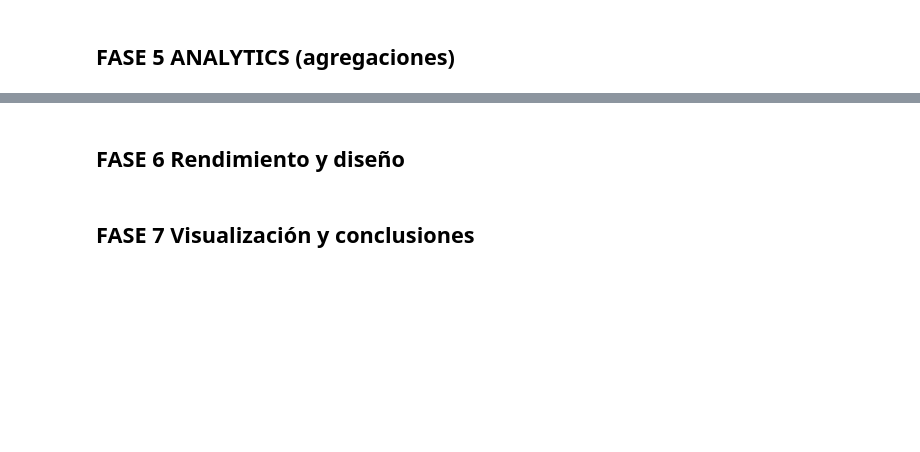
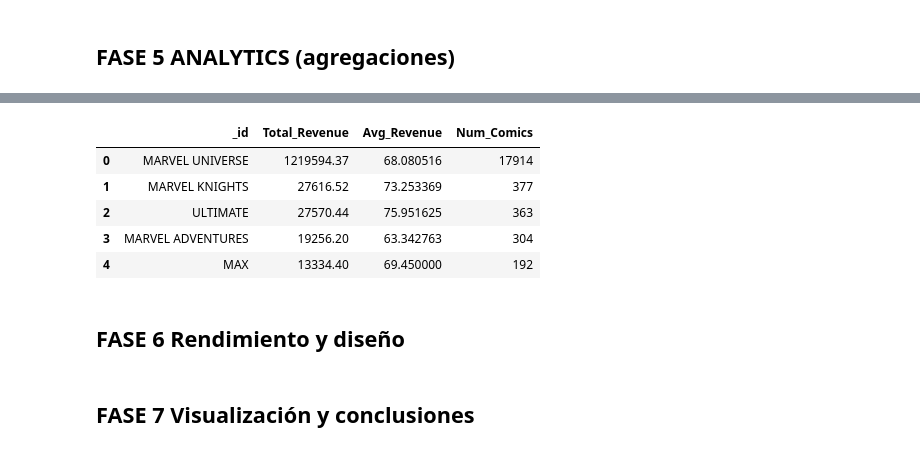
Before and after one commit to AntonioDavid333/tarea2-mongoDB, a Jupyter notebook: act1.ipynb, the cells around one changed output, grey strips where cells are left out. Saved outputs shown, nothing was run; the diff lists cells and outputs as text; code cells hidden in the pictures; blank space fills up the shorter version.

```diff
--- a/act1.ipynb
+++ b/act1.ipynb
@@ -498,3 +553,56 @@ InsertManyResult([ObjectId('699877848a92e02a52f23594'), ObjectId('699877848a92e0
+# %%
+project = [
+    {
+        "$project": {
+            "Comic_Name": 1,
+            "Imprint": 1,
+            "Price": 1,
+
+            "Active_Years": {
+                "$convert": {
+                    "input": "$active_years",
+                    "to": "int",
+                    "onError": 0,
+                    "onNull": 0
+                }
+            },
+            "Estimated_Revenue": {
+                "$multiply": [
+                    "$Price",
+                    {
+                        "$convert": {
+                            "input": "$active_years",
+                            "to": "int",
+                            "onError": 0,
+                            "onNull": 0
+                        }
+                    }
+                ]
+            }
+        }
+    },
+    {
+        "$group": {
+            "_id": "$Imprint",
+            "Total_Revenue": {"$sum": "$Estimated_Revenue"},
+            "Avg_Revenue": {"$avg": "$Estimated_Revenue"},
+            "Num_Comics": {"$sum": 1}
+        }
+    },
+    {
+        "$sort": {"Total_Revenue": -1}
+    }
+]
+
+df_project = pd.DataFrame(coleccion.aggregate(project))
+df_project.head()
+# %% [output]
+|  | _id | Total_Revenue | Avg_Revenue | Num_Comics |
+| 0 | MARVEL UNIVERSE | 1219594.37 | 68.080516 | 17914 |
+| 1 | MARVEL KNIGHTS | 27616.52 | 73.253369 | 377 |
+| 2 | ULTIMATE | 27570.44 | 75.951625 | 363 |
+| 3 | MARVEL ADVENTURES | 19256.20 | 63.342763 | 304 |
+| 4 | MAX | 13334.40 | 69.450000 | 192 |
 # %% [markdown]
 ## FASE 6 Rendimiento y diseño
 # %% [markdown]
```
Also changed, not shown: parts of 10 cells of this notebook.
